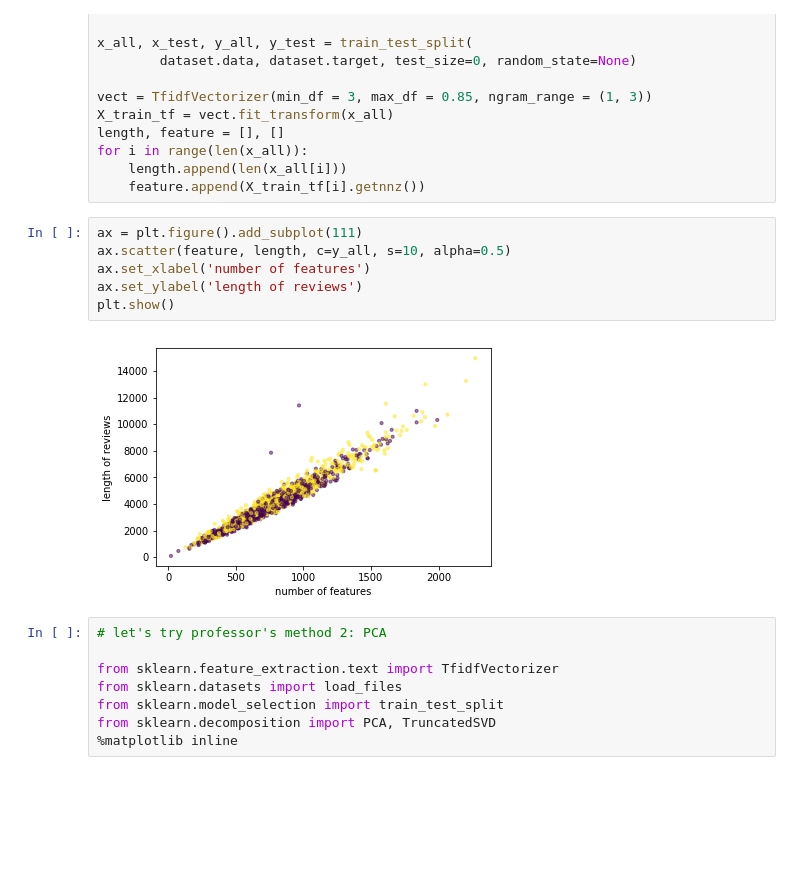
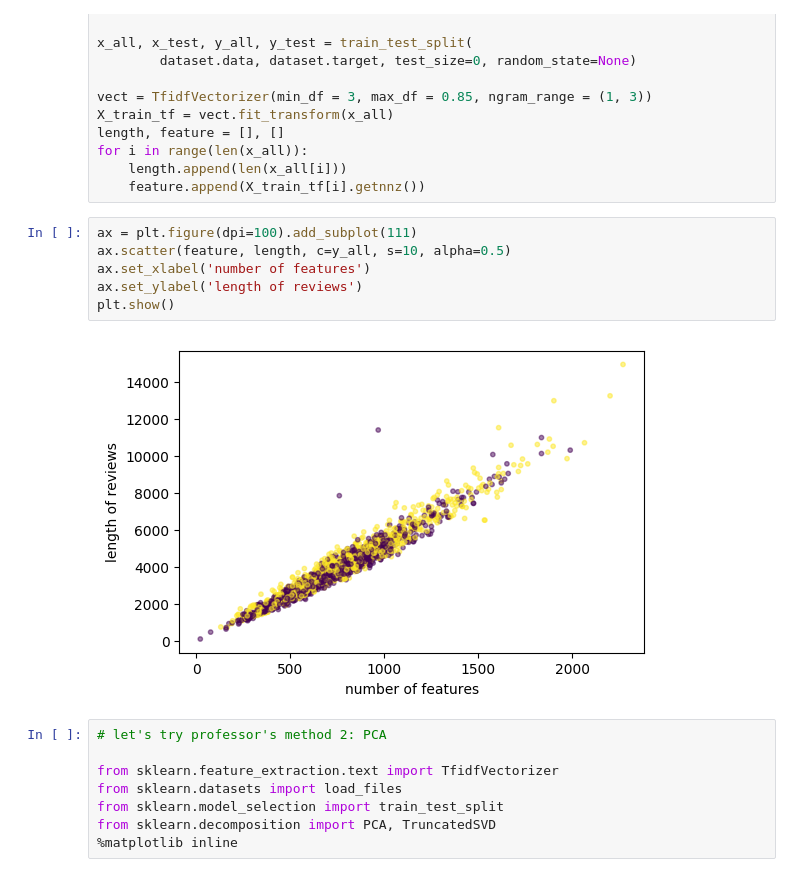
Before and after one commit to tianhaopx/Case-Study-of-Data-Science, a Jupyter notebook: CaseStudy3/CaseStudy3.ipynb, the cells around one changed output. Saved outputs shown, nothing was run; the diff lists cells and outputs as text; blank space fills up the shorter version.

```diff
--- a/CaseStudy3/CaseStudy3.ipynb
+++ b/CaseStudy3/CaseStudy3.ipynb
@@ -520,13 +520,13 @@ for i in range(len(x_all)):
     length.append(len(x_all[i]))
     feature.append(X_train_tf[i].getnnz())
 # %%
-ax = plt.figure().add_subplot(111)
+ax = plt.figure(dpi=100).add_subplot(111)
 ax.scatter(feature, length, c=y_all, s=10, alpha=0.5)
 ax.set_xlabel('number of features')
 ax.set_ylabel('length of reviews')
 plt.show()
 # %% [output]
-[figure, old version]
+[figure, new version]
 # %%
 # let's try professor's method 2: PCA
 
```
Also changed, not shown: parts of 9 cells of this notebook.
